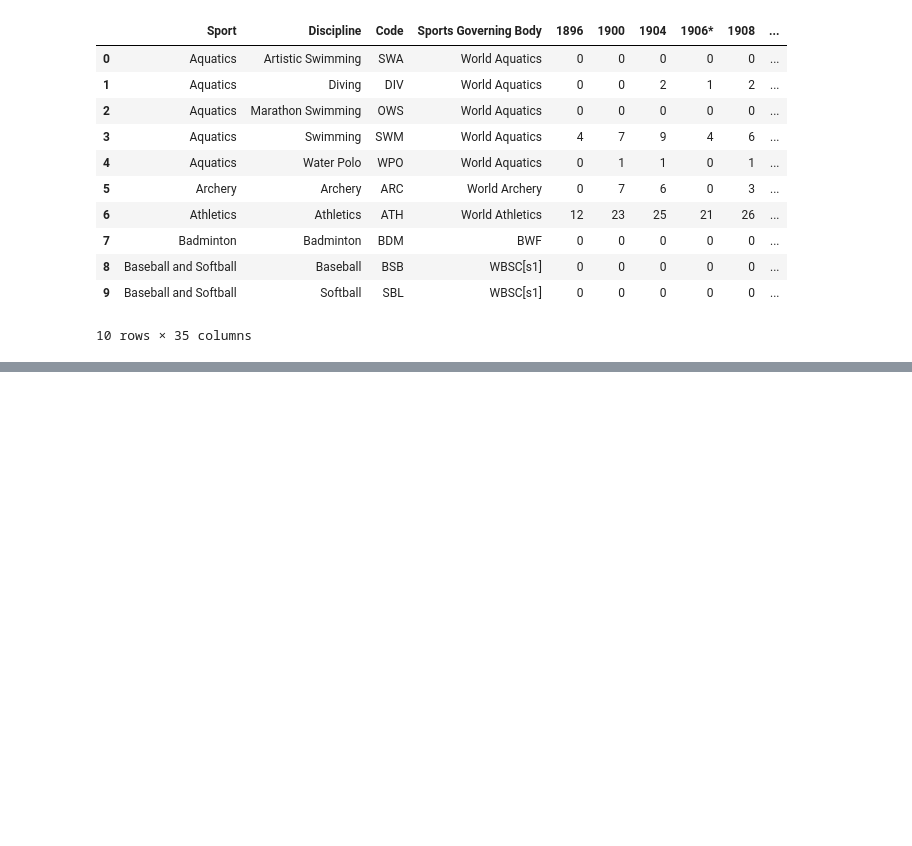
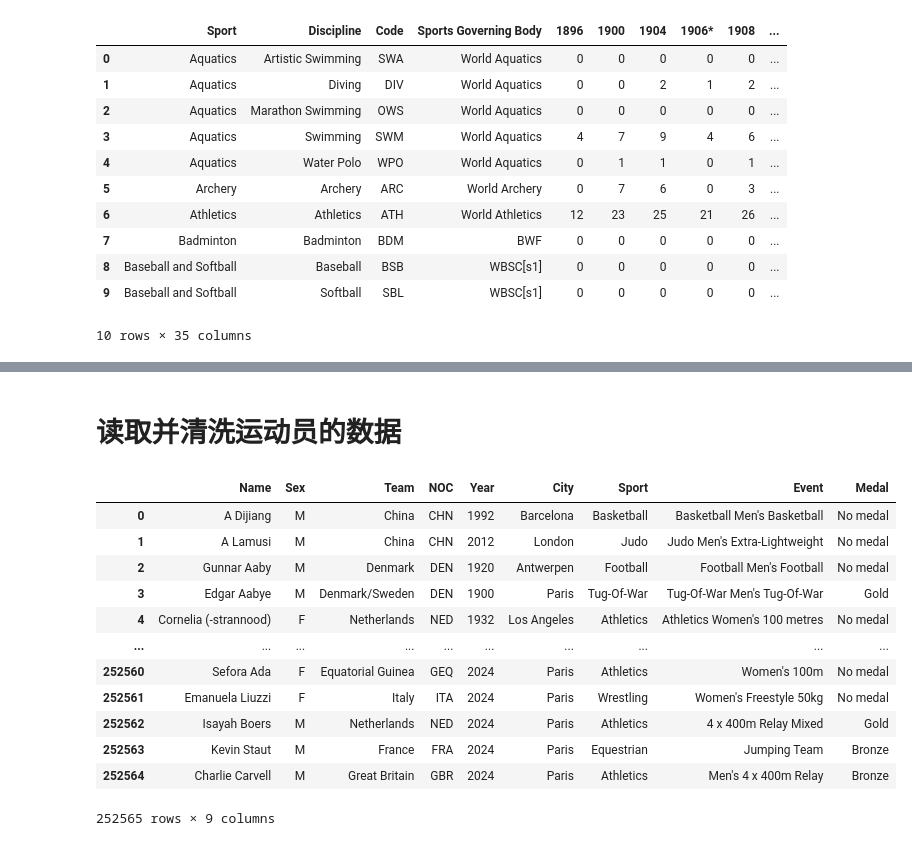
Before and after one commit to TietiTage/mei_sai_, a Jupyter notebook: 美赛.ipynb, the cells around one changed output, grey strips where cells are left out. Saved outputs shown, nothing was run; the diff lists cells and outputs as text; code cells hidden in the pictures; blank space fills up the shorter version.

```diff
--- a/美赛.ipynb
+++ b/美赛.ipynb
@@ -524,0 +444,20 @@ GradientBoostingRegressor does not accept missing values encoded as NaN natively
+# %% [markdown]
+# 读取并清洗运动员的数据
+# %%
+athletics_data = pd.read_csv("2025_Problem_C_Data\\summerOly_athletes.csv")
+# %%
+athletics_data
+# %% [output]
+|  | Name | Sex | Team | NOC | Year | City | Sport | Event | Medal |
+| 0 | A Dijiang | M | China | CHN | 1992 | Barcelona | Basketball | Basketball Men's Basketball | No medal |
+| 1 | A Lamusi | M | China | CHN | 2012 | London | Judo | Judo Men's Extra-Lightweight | No medal |
+| 2 | Gunnar Aaby | M | Denmark | DEN | 1920 | Antwerpen | Football | Football Men's Football | No medal |
+| 3 | Edgar Aabye | M | Denmark/Sweden | DEN | 1900 | Paris | Tug-Of-War | Tug-Of-War Men's Tug-Of-War | Gold |
+| 4 | Cornelia (-strannood) | F | Netherlands | NED | 1932 | Los Angeles | Athletics | Athletics Women's 100 metres | No medal |
+| ... | ... | ... | ... | ... | ... | ... | ... | ... | ... |
+| 252560 | Sefora Ada | F | Equatorial Guinea | GEQ | 2024 | Paris | Athletics | Women's 100m | No medal |
+| 252561 | Emanuela Liuzzi | F | Italy | ITA | 2024 | Paris | Wrestling | Women's Freestyle 50kg | No medal |
+| 252562 | Isayah Boers | M | Netherlands | NED | 2024 | Paris | Athletics | 4 x 400m Relay Mixed | Gold |
+| 252563 | Kevin Staut | M | France | FRA | 2024 | Paris | Equestrian | Jumping Team | Bronze |
+| 252564 | Charlie Carvell | M | Great Britain | GBR | 2024 | Paris | Athletics | Men's 4 x 400m Relay | Bronze |
+252565 rows × 9 columns
```
Also changed, not shown: parts of 19 cells of this notebook, 1 other file.
